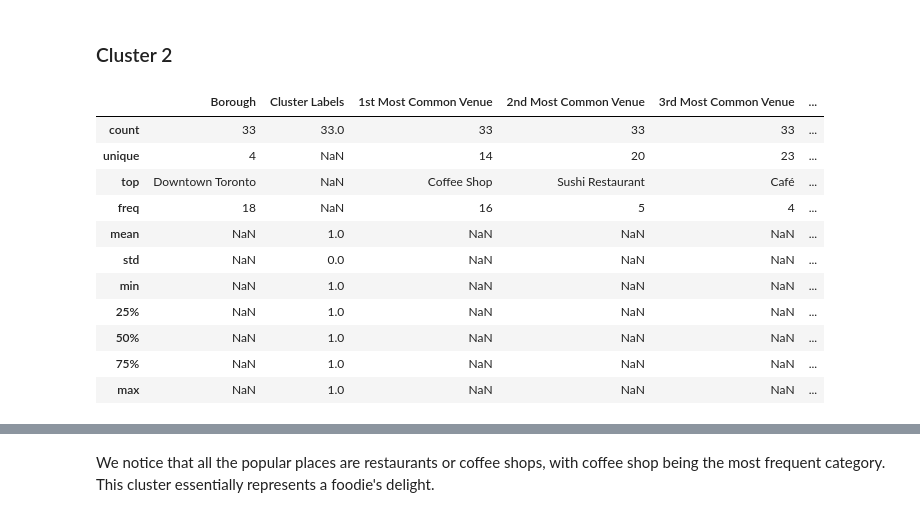
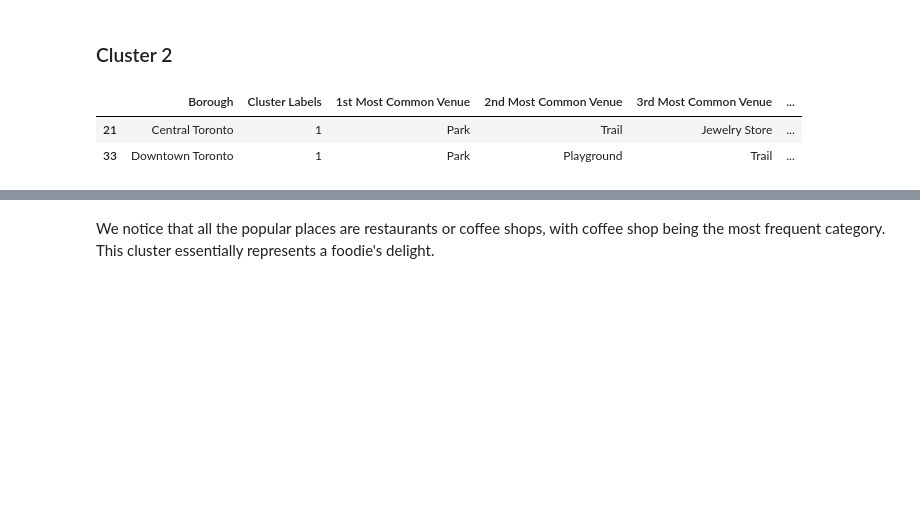
Before and after one commit to Sneha7119/Coursera_Capstone, a Jupyter notebook: Neighborhood Clusters in Toronto.ipynb, the cells around one changed output, grey strips where cells are left out. Drawn from its saved outputs; the diff is of its cells as text; code cells hidden in the pictures; blank space fills up the shorter version.

```diff
--- a/Neighborhood Clusters in Toronto.ipynb
+++ b/Neighborhood Clusters in Toronto.ipynb
@@ -528,17 +568,8 @@ Cluster 1 maintains a balance in venue categories i.e. it has home service, elec
 ### Cluster 2
 # %%
 cluster2 = toronto_merged.loc[toronto_merged['Cluster Labels'] == 1, toronto_merged.columns[[1] + list(range(5, toronto_merged.shape[1]))]]
-cluster2.describe(include = "all")
+cluster2
 # %% [output]
 |  | Borough | Cluster Labels | 1st Most Common Venue | 2nd Most Common Venue | 3rd Most Common Venue | ... |
-| count | 33 | 33.0 | 33 | 33 | 33 | ... |
-| unique | 4 | NaN | 14 | 20 | 23 | ... |
-| top | Downtown Toronto | NaN | Coffee Shop | Sushi Restaurant | Café | ... |
-| freq | 18 | NaN | 16 | 5 | 4 | ... |
-| mean | NaN | 1.0 | NaN | NaN | NaN | ... |
-| std | NaN | 0.0 | NaN | NaN | NaN | ... |
-| min | NaN | 1.0 | NaN | NaN | NaN | ... |
-| 25% | NaN | 1.0 | NaN | NaN | NaN | ... |
-| 50% | NaN | 1.0 | NaN | NaN | NaN | ... |
-| 75% | NaN | 1.0 | NaN | NaN | NaN | ... |
-| max | NaN | 1.0 | NaN | NaN | NaN | ... |
+| 21 | Central Toronto | 1 | Park | Trail | Jewelry Store | ... |
+| 33 | Downtown Toronto | 1 | Park | Playground | Trail | ... |
```
Also changed, not shown: parts of 21 cells of this notebook.
